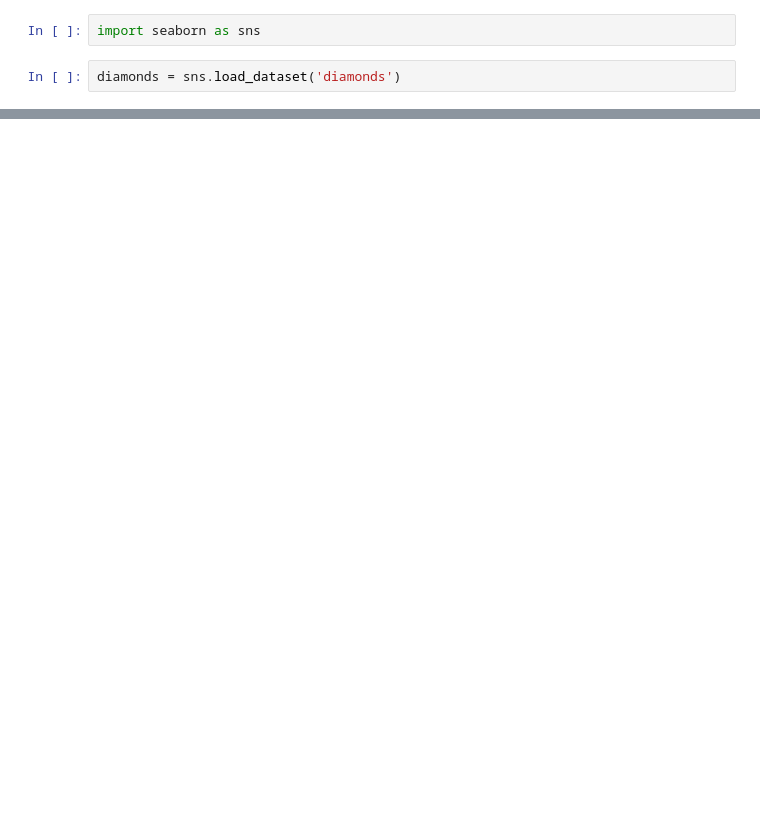
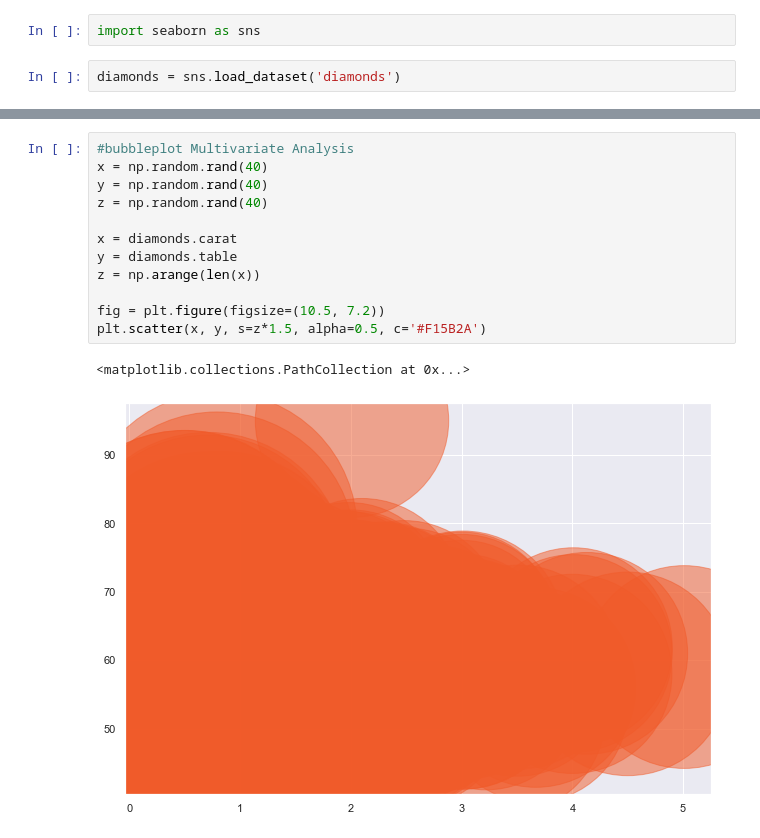
Before and after one commit to KDIET1/Data-Science-Projects, a Jupyter notebook: myJupyterNotebooks/Exploratory Data Analysis With Python.ipynb, the cells around one changed output, grey strips where cells are left out. Cells and saved outputs as stored; diff of their text form; blank space fills up the shorter version.

```diff
--- a/myJupyterNotebooks/Exploratory Data Analysis With Python.ipynb
+++ b/myJupyterNotebooks/Exploratory Data Analysis With Python.ipynb
@@ -21,0 +97,15 @@ plt.plot(len(data) -1, data[-1])
+# %%
+#bubbleplot Multivariate Analysis
+x = np.random.rand(40)
+y = np.random.rand(40)
+z = np.random.rand(40)
+
+x = diamonds.carat
+y = diamonds.table
+z = np.arange(len(x))
+
+fig = plt.figure(figsize=(10.5, 7.2))
+plt.scatter(x, y, s=z*1.5, alpha=0.5, c='#F15B2A')
+# %% [output]
+<matplotlib.collections.PathCollection at 0x...>
+[figure, added]
```
Also changed, not shown: parts of 13 cells of this notebook.
